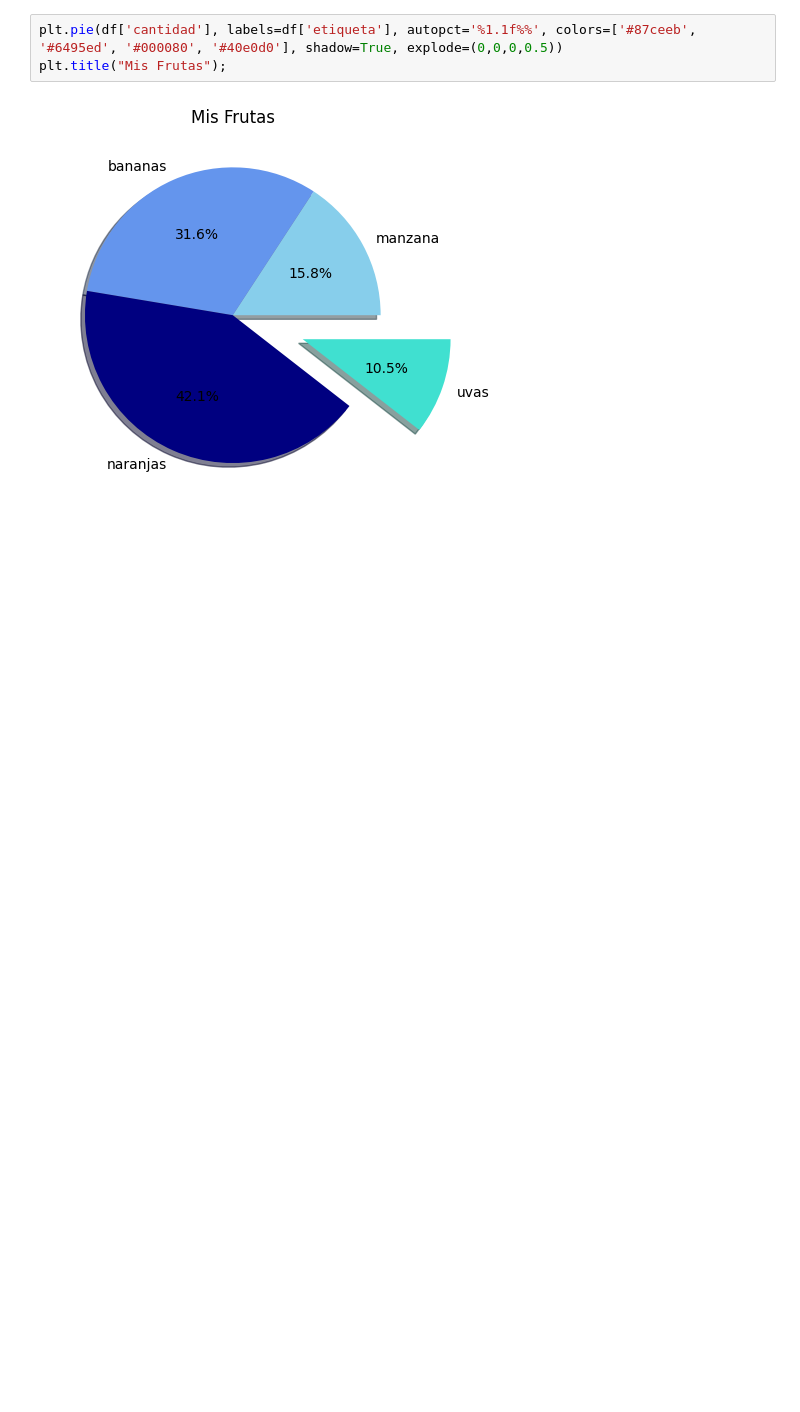
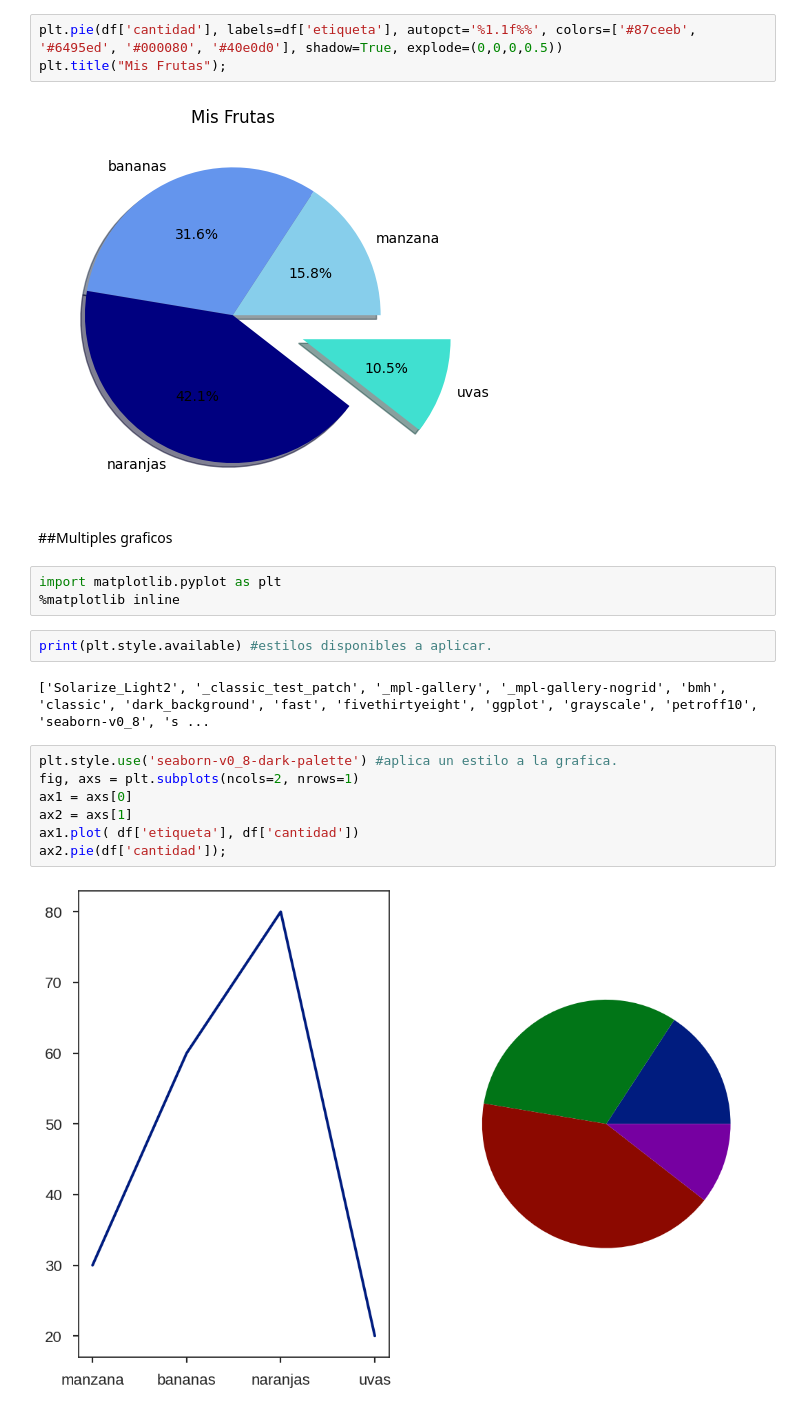
Before and after one commit to MyAppsTest/ciencia_datos_udemy_fg, a Jupyter notebook: Matplotlib.ipynb, the cells around one changed output. Drawn from its saved outputs; the diff is of its cells as text; blank space fills up the shorter version.

```diff
--- a/Matplotlib.ipynb
+++ b/Matplotlib.ipynb
@@ -175,3 +175,21 @@ plt.pie(df['cantidad'], labels=df['etiqueta'], autopct='%1.1f%%', colors=['#87ce
 plt.title("Mis Frutas");
 # %% [output]
 [figure]
+# %% [markdown]
+##Multiples graficos
+# %%
+import matplotlib.pyplot as plt
+%matplotlib inline
+# %%
+print(plt.style.available) #estilos disponibles a aplicar.
+# %% [output]
+['Solarize_Light2', '_classic_test_patch', '_mpl-gallery', '_mpl-gallery-nogrid', 'bmh', 'classic', 'dark_background', 'fast', 'fivethirtyeight', 'ggplot', 'grayscale', 'petroff10', 'seaborn-v0_8', 's ...
+# %%
+plt.style.use('seaborn-v0_8-dark-palette') #aplica un estilo a la grafica.
+fig, axs = plt.subplots(ncols=2, nrows=1)
+ax1 = axs[0]
+ax2 = axs[1]
+ax1.plot( df['etiqueta'], df['cantidad'])
+ax2.pie(df['cantidad']);
+# %% [output]
+[figure, added]
```
Also changed, not shown: parts of 3 cells of this notebook.
